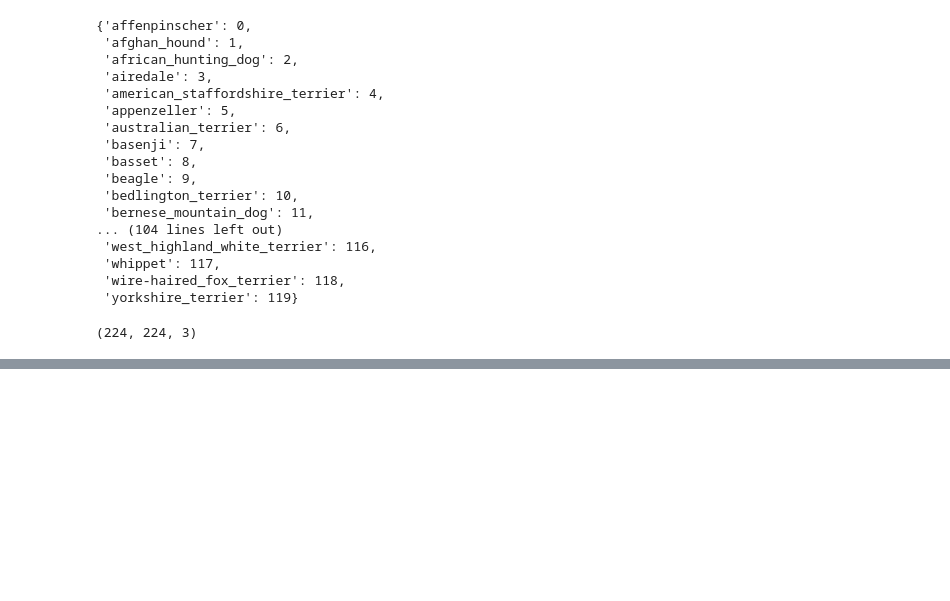
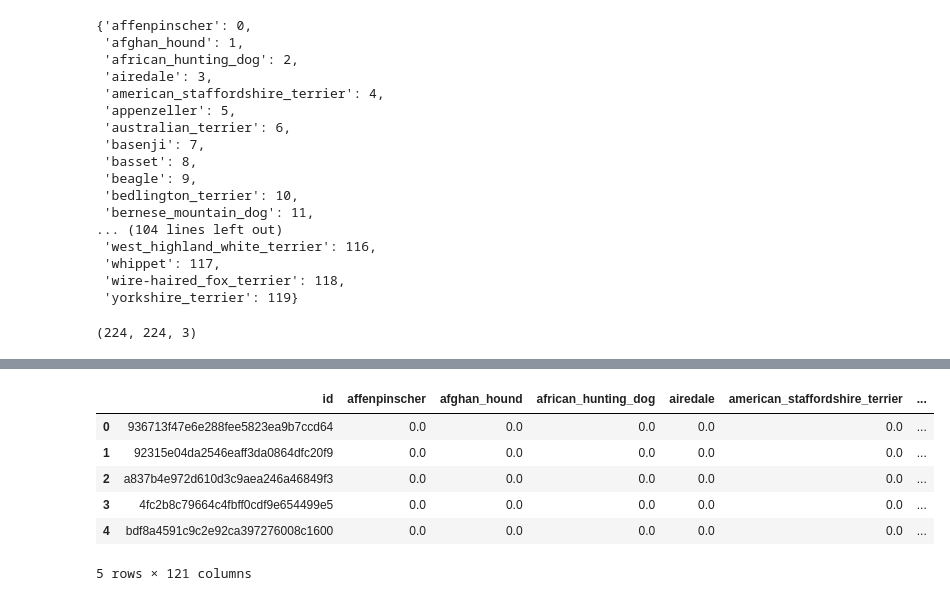
Before and after one commit to blissray/ml-d-project, a Jupyter notebook: code/dl/cnn/dog_breeds/result_analysis.ipynb, the cells around one changed output, grey strips where cells are left out. Drawn from its saved outputs; the diff is of its cells as text; code cells hidden in the pictures; blank space fills up the shorter version.

```diff
--- a/code/dl/cnn/dog_breeds/result_analysis.ipynb
+++ b/code/dl/cnn/dog_breeds/result_analysis.ipynb
@@ -218,12 +227,9 @@ array([52, 69, 88, 59, 11])
-# %%
-test_df = pd.DataFrame([filename.split("/")[-1] for filename in testfile_list], columns = ["filename"])
 # %%
 datagen = ImageDataGenerator()
 test_generator = datagen.flow_from_dataframe(
             test_df, TESTFILE_PATH, target_size=(224,224), class_mode=None, shuffle=False)
 
-with tf.device('/cpu:0'):
-    result = model.predict_generator(generator=test_generator)
+result = model.predict_generator(generator=test_generator)
 # with tf.device('/cpu:0'):
 #     result = model.predict_proba(test_image_array)
 result.shape
@@ -238,0 +258,13 @@ testfile_list
+# %%
+filename_df = pd.DataFrame([filename.split(".")[0] for filename in filenames], columns = ["id"])
+result_df = pd.DataFrame((result > 0.4742).astype(float), columns=val_generator.class_indices.keys())
+submission_df = pd.concat([filename_df, result_df],axis =1)
+submission_df.head()
+# %% [output]
+|  | id | affenpinscher | afghan_hound | african_hunting_dog | airedale | american_staffordshire_terrier | ... |
+| 0 | 936713f47e6e288fee5823ea9b7ccd64 | 0.0 | 0.0 | 0.0 | 0.0 | 0.0 | ... |
+| 1 | 92315e04da2546eaff3da0864dfc20f9 | 0.0 | 0.0 | 0.0 | 0.0 | 0.0 | ... |
+| 2 | a837b4e972d610d3c9aea246a46849f3 | 0.0 | 0.0 | 0.0 | 0.0 | 0.0 | ... |
+| 3 | 4fc2b8c79664c4fbff0cdf9e654499e5 | 0.0 | 0.0 | 0.0 | 0.0 | 0.0 | ... |
+| 4 | bdf8a4591c9c2e92ca397276008c1600 | 0.0 | 0.0 | 0.0 | 0.0 | 0.0 | ... |
+5 rows × 121 columns
```
Also changed, not shown: parts of 24 cells of this notebook.
